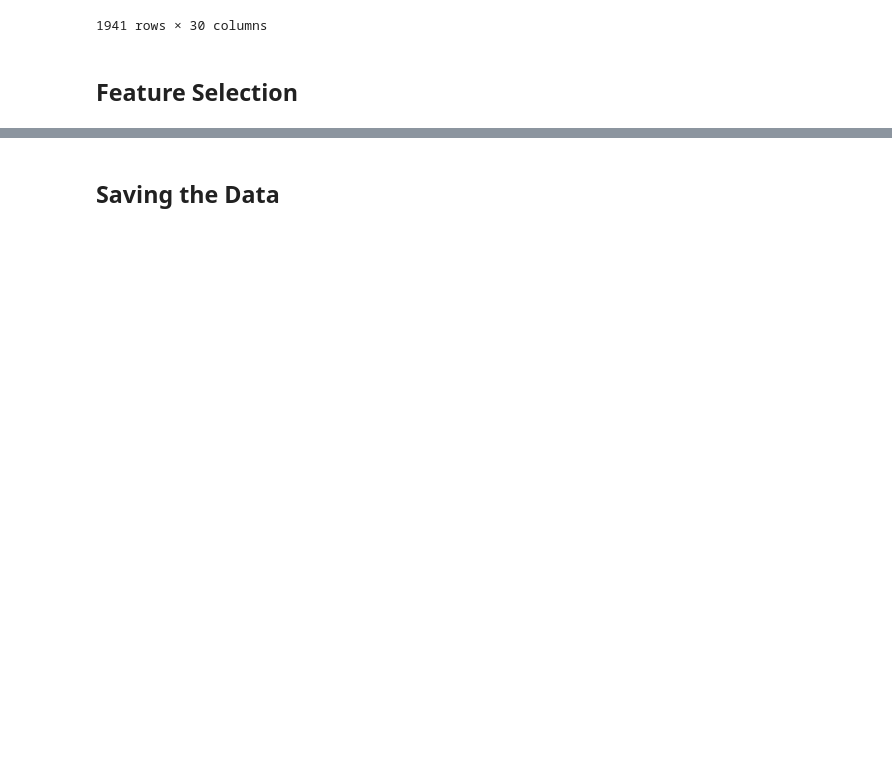
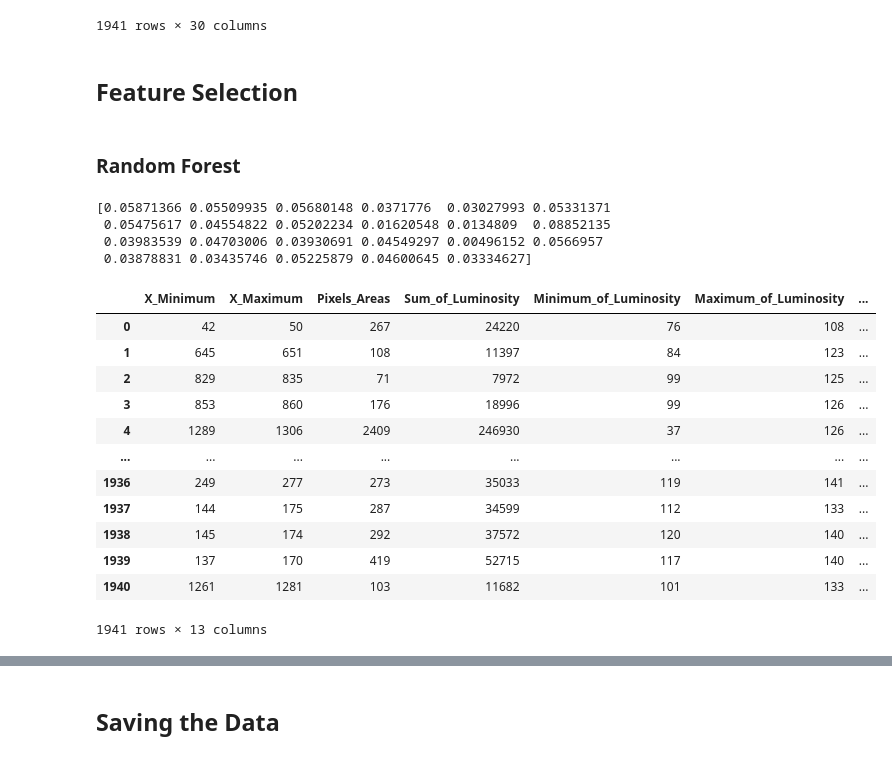
Before and after one commit to AmalAkh/zneus-project-1, a Jupyter notebook: normalization.ipynb, the cells around one changed output, grey strips where cells are left out. Cells and saved outputs as stored; diff of their text form; code cells hidden in the pictures; blank space fills up the shorter version.

Commit message:
Added Random Forest feature selection, fixed scaling

```diff
--- a/normalization.ipynb
+++ b/normalization.ipynb
@@ -187,3 +187,46 @@ df2["Class"]-=1
 df2_multiclass = df2.copy()
 # %% [markdown]
 ## Feature Selection
+# %% [markdown]
+### Random Forest
+# %%
+from sklearn.ensemble import RandomForestClassifier
+from sklearn.feature_selection import SelectFromModel
+
+columns_to_ignore = ["Pastry", "Z_Scratch", "K_Scratch", "Stains", "Dirtiness", "Bumps", "Class"]
+df_feature_sel = df2.drop(columns=columns_to_ignore)
+
+# Selecting the target column
+target = df2["Class"]
+
+clf = RandomForestClassifier()
+clf = clf.fit(df_feature_sel, target)
+print(clf.feature_importances_)
+
+model = SelectFromModel(clf, prefit=True)
+
+mask = model.get_support()
+selected_columns = df_feature_sel.columns[mask]
+
+df_ranFor = df_feature_sel.loc[:, selected_columns]
+# %% [output]
+[0.05871366 0.05509935 0.05680148 0.0371776  0.03027993 0.05331371
+ 0.05475617 0.04554822 0.05202234 0.01620548 0.0134809  0.08852135
+ 0.03983539 0.04703006 0.03930691 0.04549297 0.00496152 0.0566957
+ 0.03878831 0.03435746 0.05225879 0.04600645 0.03334627]
+# %%
+df_ranFor
+# %% [output]
+|  | X_Minimum | X_Maximum | Pixels_Areas | Sum_of_Luminosity | Minimum_of_Luminosity | Maximum_of_Luminosity | ... |
+| 0 | 42 | 50 | 267 | 24220 | 76 | 108 | ... |
+| 1 | 645 | 651 | 108 | 11397 | 84 | 123 | ... |
+| 2 | 829 | 835 | 71 | 7972 | 99 | 125 | ... |
+| 3 | 853 | 860 | 176 | 18996 | 99 | 126 | ... |
+| 4 | 1289 | 1306 | 2409 | 246930 | 37 | 126 | ... |
+| ... | ... | ... | ... | ... | ... | ... | ... |
+| 1936 | 249 | 277 | 273 | 35033 | 119 | 141 | ... |
+| 1937 | 144 | 175 | 287 | 34599 | 112 | 133 | ... |
+| 1938 | 145 | 174 | 292 | 37572 | 120 | 140 | ... |
+| 1939 | 137 | 170 | 419 | 52715 | 117 | 140 | ... |
+| 1940 | 1261 | 1281 | 103 | 11682 | 101 | 133 | ... |
+1941 rows × 13 columns
```
Also changed, not shown: parts of 1 cell of this notebook, 2 other files.
